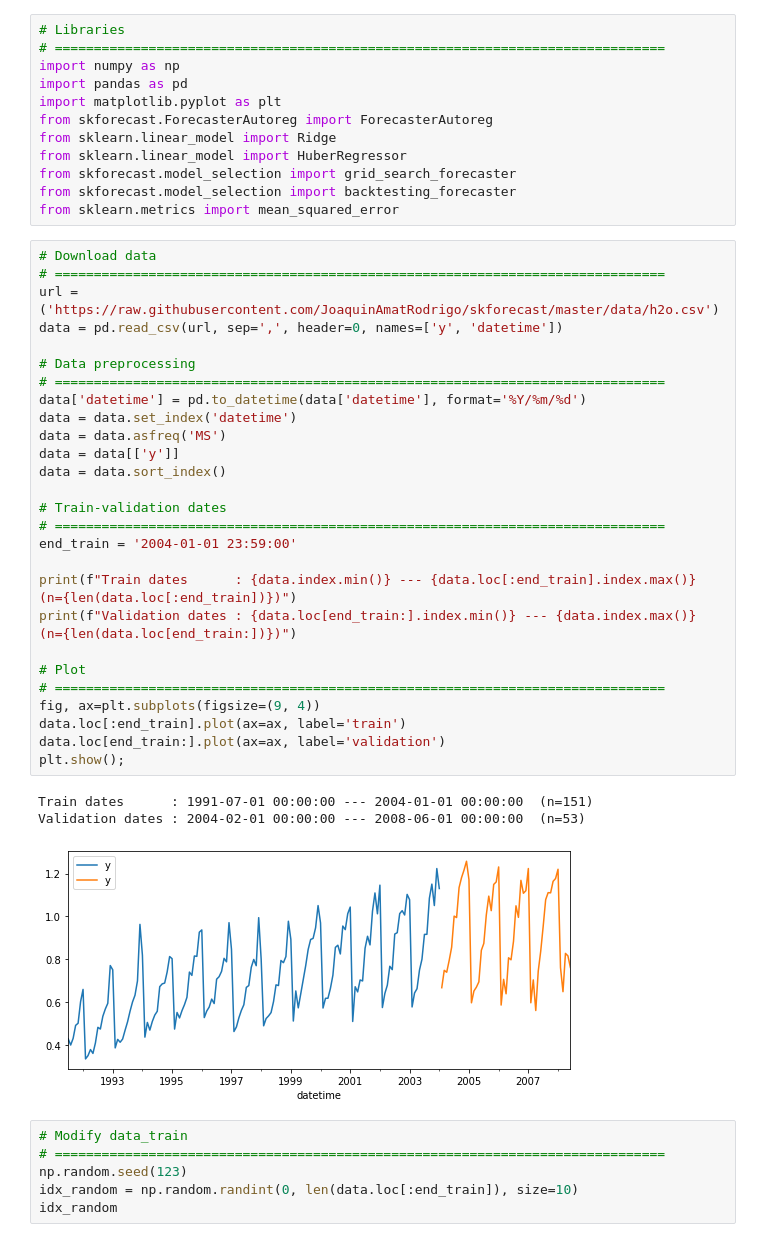
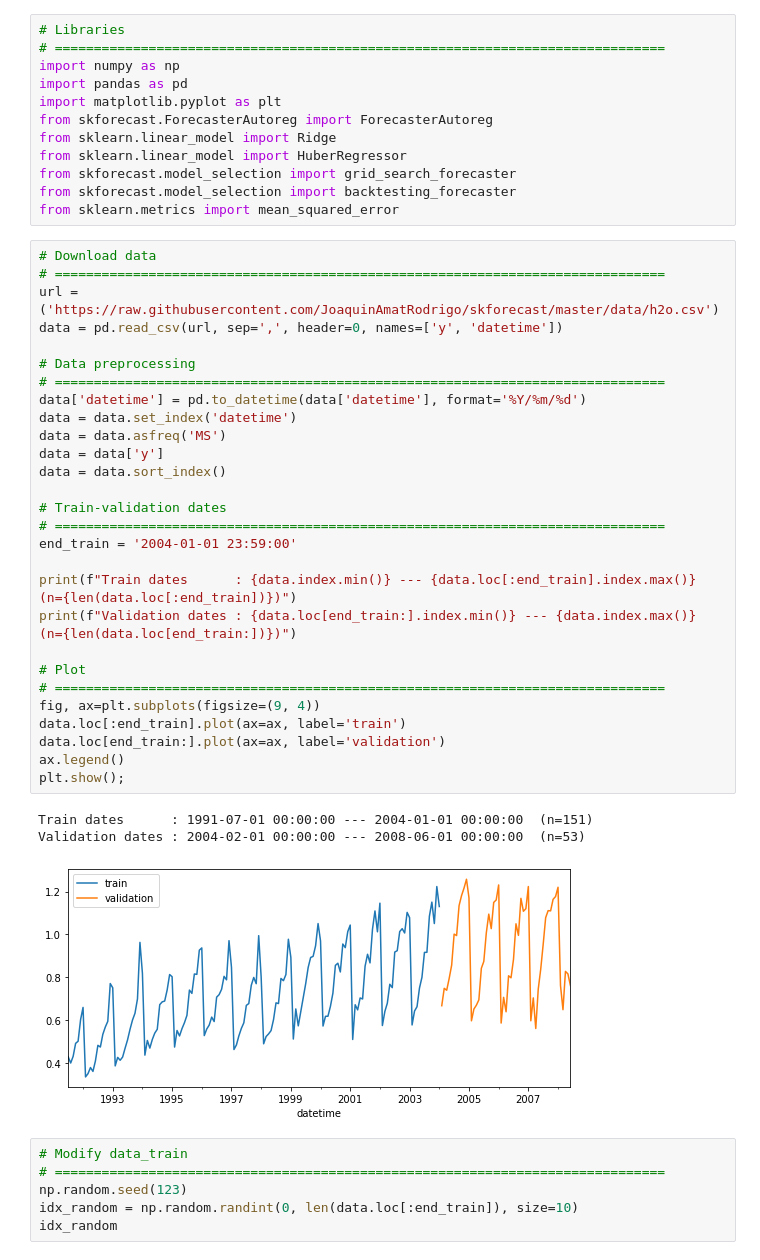
Before and after one commit to JavierEscobarOrtiz/Workingon, a Jupyter notebook: skforecast_robust_regressor.ipynb, the cells around one changed output. Cells and saved outputs as stored; diff of their text form.

```diff
--- a/skforecast_robust_regressor.ipynb
+++ b/skforecast_robust_regressor.ipynb
@@ -15,34 +15,35 @@ from sklearn.metrics import mean_squared_error
 # %%
 # Download data
 # ==============================================================================
 url = ('https://raw.githubusercontent.com/JoaquinAmatRodrigo/skforecast/master/data/h2o.csv')
 data = pd.read_csv(url, sep=',', header=0, names=['y', 'datetime'])
 
 # Data preprocessing
 # ==============================================================================
 data['datetime'] = pd.to_datetime(data['datetime'], format='%Y/%m/%d')
 data = data.set_index('datetime')
 data = data.asfreq('MS')
-data = data[['y']]
+data = data['y']
 data = data.sort_index()
 
 # Train-validation dates
 # ==============================================================================
 end_train = '2004-01-01 23:59:00'
 
 print(f"Train dates      : {data.index.min()} --- {data.loc[:end_train].index.max()}  (n={len(data.loc[:end_train])})")
 print(f"Validation dates : {data.loc[end_train:].index.min()} --- {data.index.max()}  (n={len(data.loc[end_train:])})")
 
 # Plot
 # ==============================================================================
 fig, ax=plt.subplots(figsize=(9, 4))
 data.loc[:end_train].plot(ax=ax, label='train')
 data.loc[end_train:].plot(ax=ax, label='validation')
+ax.legend()
 plt.show();
 # %% [output]
 Train dates      : 1991-07-01 00:00:00 --- 2004-01-01 00:00:00  (n=151)
 Validation dates : 2004-02-01 00:00:00 --- 2008-06-01 00:00:00  (n=53)
-[figure, old version]
+[figure, new version]
 # %%
 # Modify data_train
 # ==============================================================================
```
Also changed, not shown: parts of 17 cells of this notebook.
